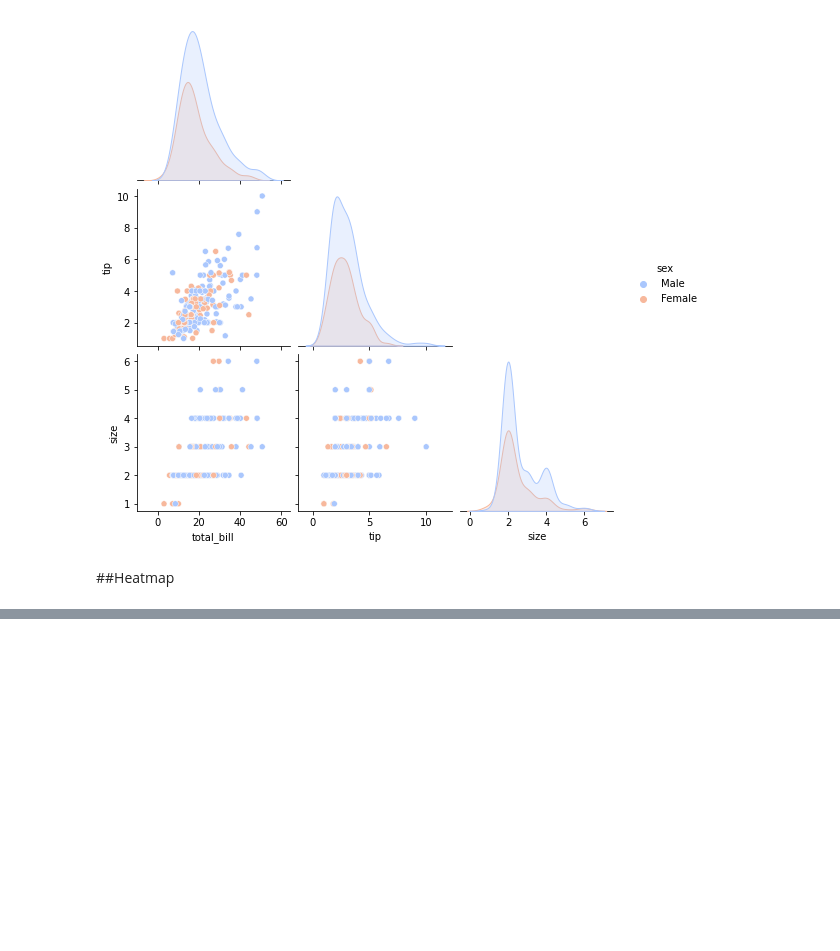
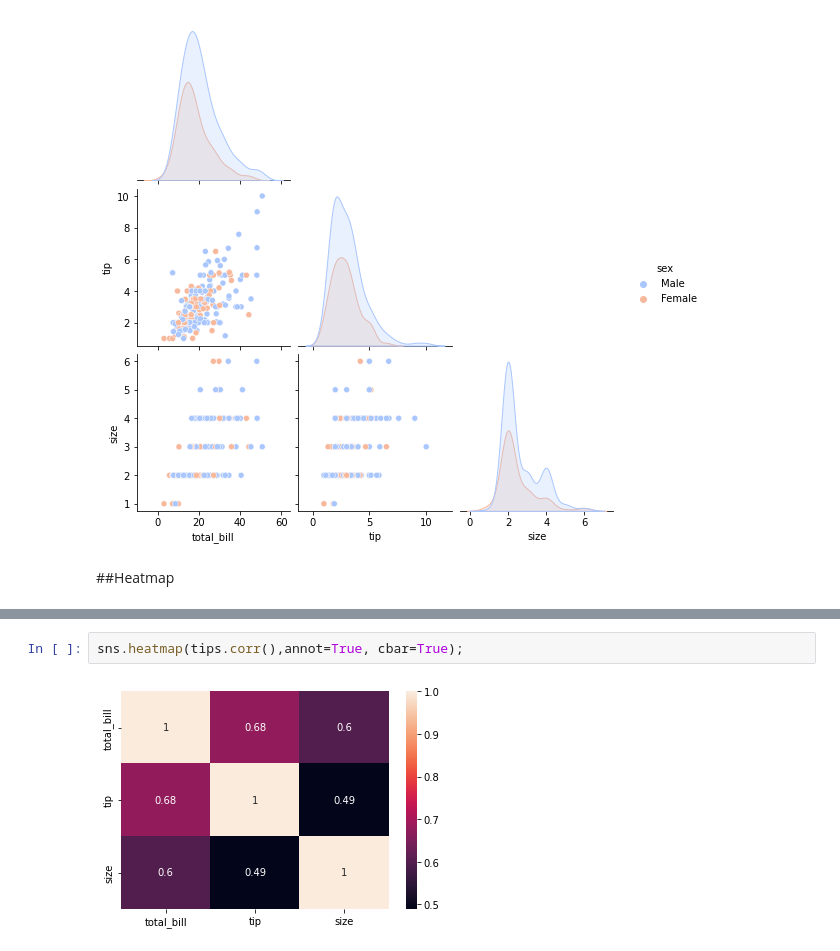
Before and after one commit to georgeduranh/ML, a Jupyter notebook: 1_visualizations/8_seaborn.ipynb, the cells around one changed output, grey strips where cells are left out. Saved outputs shown, nothing was run; the diff lists cells and outputs as text; blank space fills up the shorter version.

```diff
--- a/1_visualizations/8_seaborn.ipynb
+++ b/1_visualizations/8_seaborn.ipynb
@@ -194,0 +202,4 @@ sns.pairplot(data=tips, hue='sex', palette='coolwarm', corner=True);
+# %%
+sns.heatmap(tips.corr(),annot=True, cbar=True);
+# %% [output]
+[figure, added]
```
Also changed, not shown: parts of 1 cell of this notebook.
